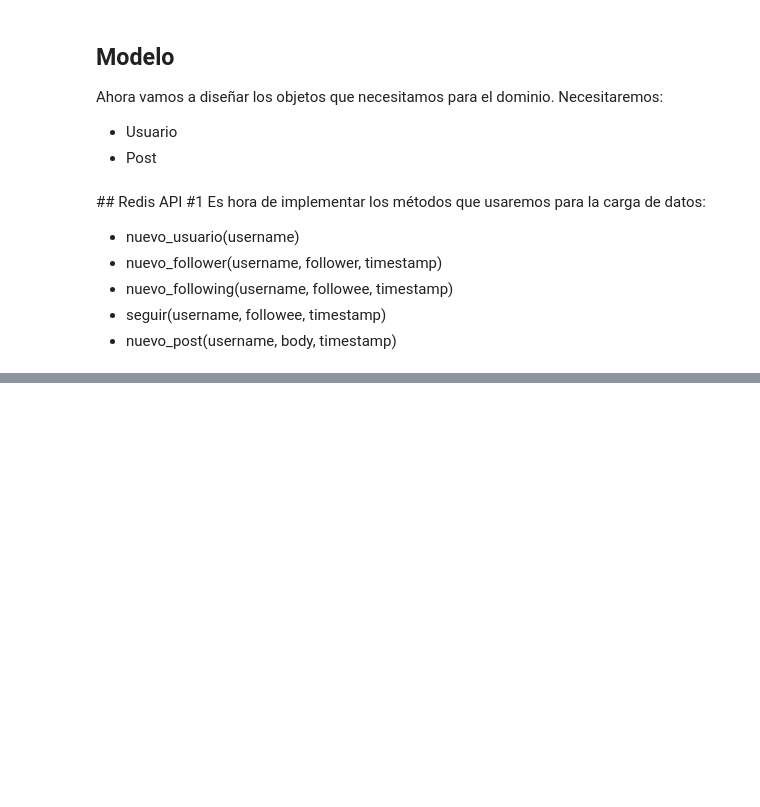
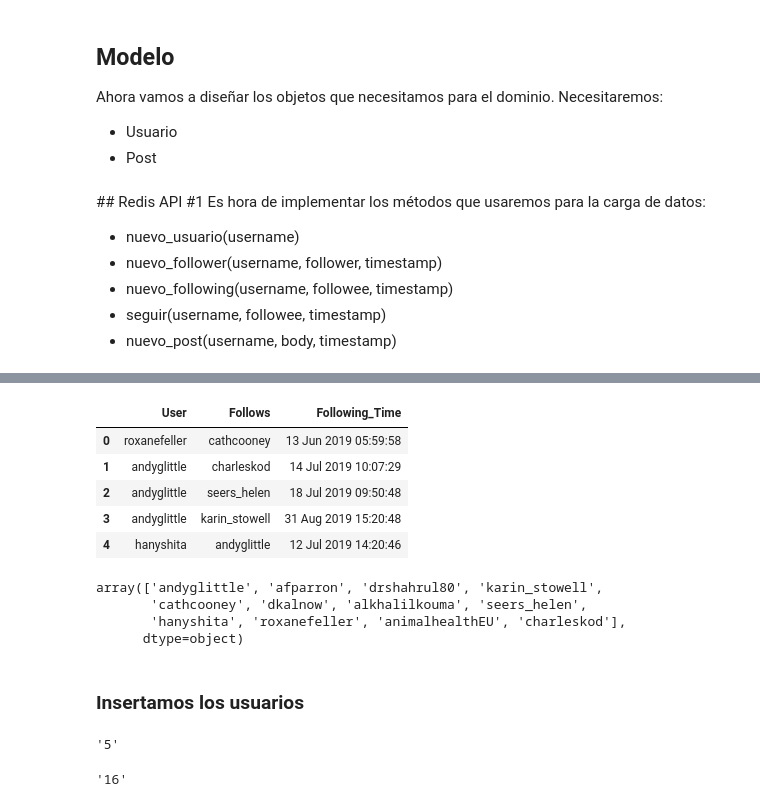
Before and after one commit to adzarei/uned-master-bigdata, a Jupyter notebook: GAI/redis/src/notebooks/redis_twitter.ipynb, the cells around one changed output, grey strips where cells are left out. Drawn from its saved outputs; the diff is of its cells as text; code cells hidden in the pictures; blank space fills up the shorter version.

```diff
--- a/GAI/redis/src/notebooks/redis_twitter.ipynb
+++ b/GAI/redis/src/notebooks/redis_twitter.ipynb
@@ -208,0 +302,19 @@ r.hgetall('post:5')
+# %%
+relation.head()
+# %% [output]
+|  | User | Follows | Following_Time |
+| 0 | roxanefeller | cathcooney | 13 Jun 2019 05:59:58 |
+| 1 | andyglittle | charleskod | 14 Jul 2019 10:07:29 |
+| 2 | andyglittle | seers_helen | 18 Jul 2019 09:50:48 |
+| 3 | andyglittle | karin_stowell | 31 Aug 2019 15:20:48 |
+| 4 | hanyshita | andyglittle | 12 Jul 2019 14:20:46 |
+# %%
+users = tweets['User'].unique()
+users
+# %% [output]
+array(['andyglittle', 'afparron', 'drshahrul80', 'karin_stowell',
+       'cathcooney', 'dkalnow', 'alkhalilkouma', 'seers_helen',
+       'hanyshita', 'roxanefeller', 'animalhealthEU', 'charleskod'],
+      dtype=object)
+# %% [markdown]
+### Insertamos los usuarios
@@ -208,0 +324,8 @@ r.hgetall('post:5')
+# %%
+r.hget('users', 'andyglittle').decode("utf-8")
+# %% [output]
+'5'
+# %%
+r.hget('users', 'charleskod').decode("utf-8")
+# %% [output]
+'16'
```
Also changed, not shown: parts of 49 cells of this notebook, 3 other files.
